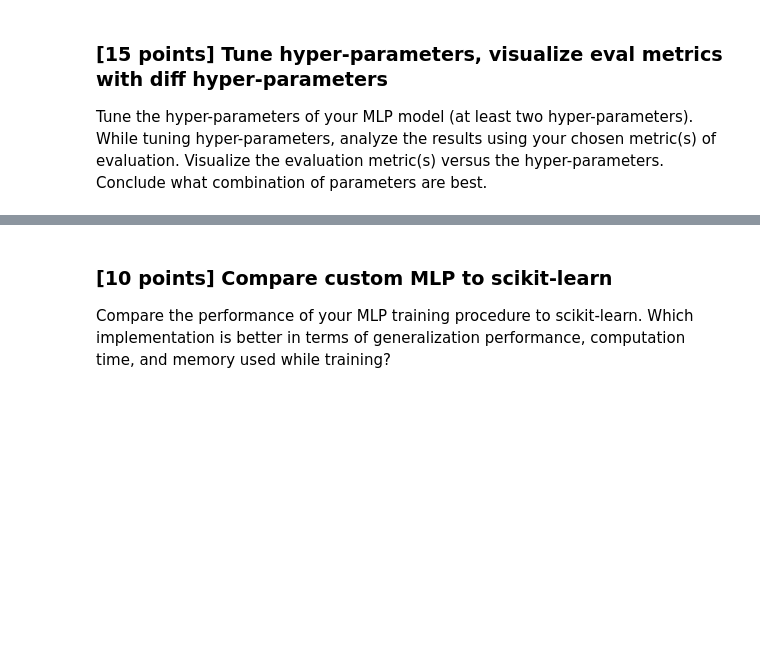
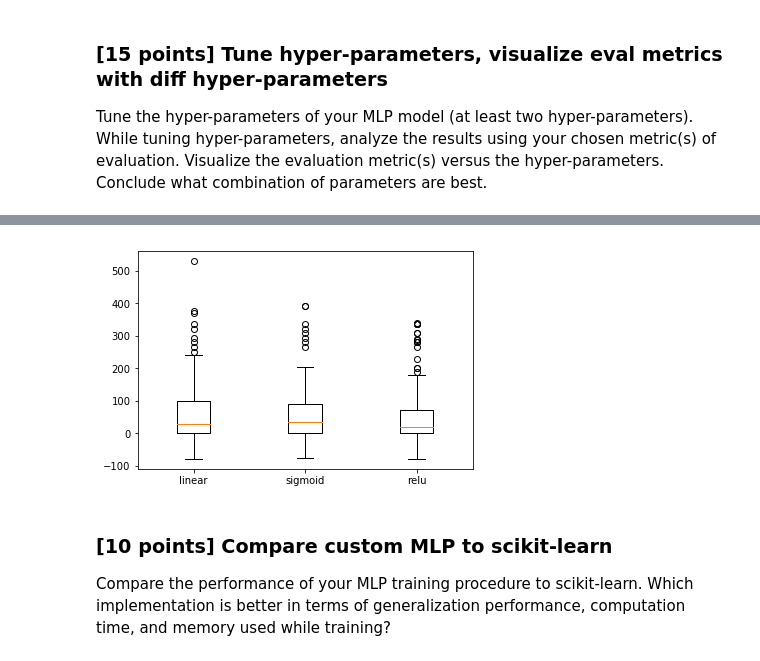
Before and after one commit to CT-Kyle/ML-Labs, a Jupyter notebook: lab5/lab5_David.ipynb, the cells around one changed output, grey strips where cells are left out. Cells and saved outputs as stored; diff of their text form; code cells hidden in the pictures; blank space fills up the shorter version.

Commit message:
finished coding. added relu for exceptional

```diff
--- a/lab5/lab5_David.ipynb
+++ b/lab5/lab5_David.ipynb
@@ -424,8 +431,14 @@ class TLPMiniBatchCrossEntropy(TLPMiniBatch):
         """
         # vectorized backpropagation
         sigma3 = (A3-Y_enc) # <- this is only line that changed
-        sigma2 = (W2.T @ sigma3)*A2*(1-A2)
-
+        if self.nonlinear == 'sigmoid':
+            sigma2 = (W2.T @ sigma3)*A2*(1-A2)
+        elif self.nonlinear == 'linear':
+            sigma2 = (W2.T @ sigma3)
+        elif self.nonlinear == 'relu':
+            sigma2 = (W2.T @ sigma3)
+            Z1_with_bias = self._add_bias_unit(Z1,how='row')
+            sigma2[Z1_with_bias<=0] = 0
         grad1 = sigma2[1:,:] @ A1
         grad2 = sigma3 @ A2.T
 
@@ -612,0 +505,25 @@ Tune the hyper-parameters of your MLP model (at least two hyper-parameters). Whi
+# %%
+%%time
+#Tuning nonlinearity function
+nonlinear_confusion_list = []
+nonlinear_list = ['linear', 'sigmoid', 'relu']
+for x in nonlinear_list:
+    cross_ent_confusion = []
+    vals = {'n_hidden': 100,
+             'C':0.0, 'epochs':50, 'eta':0.001,
+             'alpha':0.0, 'decrease_const':1e-5, 'minibatches':128,
+            'shuffle':True,'random_state':1, 'nonlinear': x}
+    for train_index, test_index in cv.split(X, y):
+
+        X_train = X[train_index]
+        X_test = X[test_index]
+        y_train, y_test = y[train_index], y[test_index]
+
+        cross_ent_nn = TLPWrapper(cost_func="cross_ent", **vals)
+
+        cross_ent_nn.fit(X_train, y_train)
+
+        yhat = cross_ent_nn.predict(X_test)
+        cross_ent_confusion.append(confusion_matrix(y_test, yhat) * cost_matrix)
+
+    nonlinear_confusion_list.append(cross_ent_confusion)
@@ -613,3 +532,9 @@ Tune the hyper-parameters of your MLP model (at least two hyper-parameters). Whi
+# %%
+plt.figure()
+plt.boxplot(nonlinear_confusion_list, labels=nonlinear_list)
+plt.show()
+# %% [output]
+[figure, added]
 # %% [markdown]
 ### [10 points] Compare custom MLP to scikit-learn
 Compare the performance of your MLP training procedure to scikit-learn. Which implementation is better in terms of generalization performance, computation time, and memory used while training?
```
Also changed, not shown: parts of 12 cells of this notebook.
